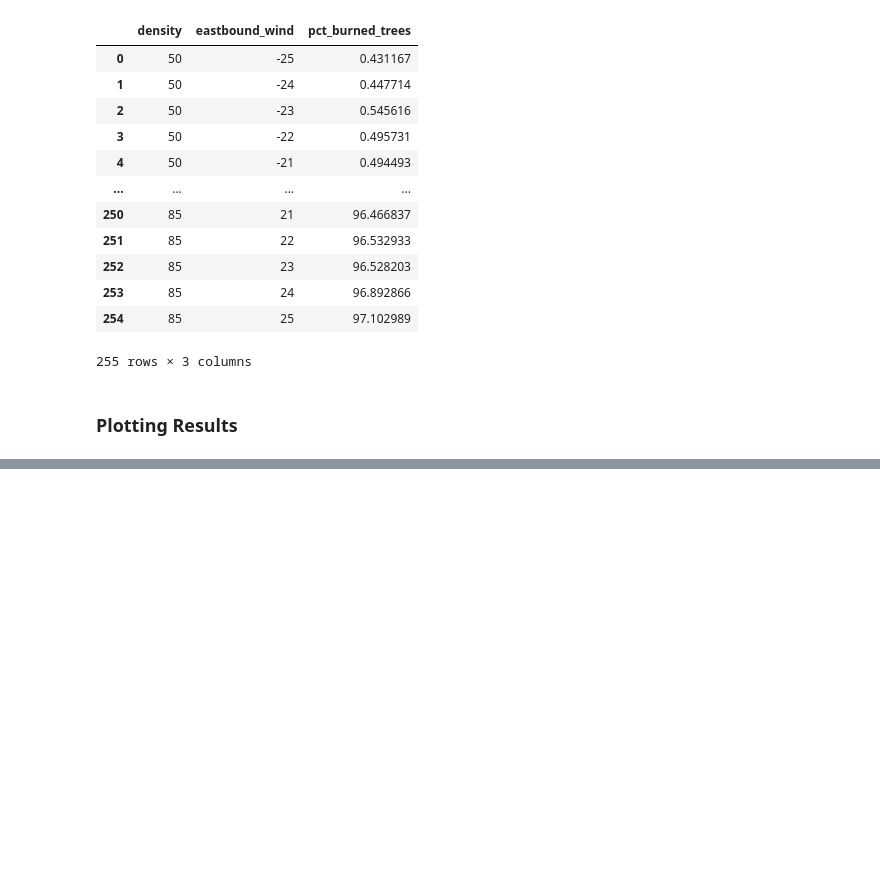
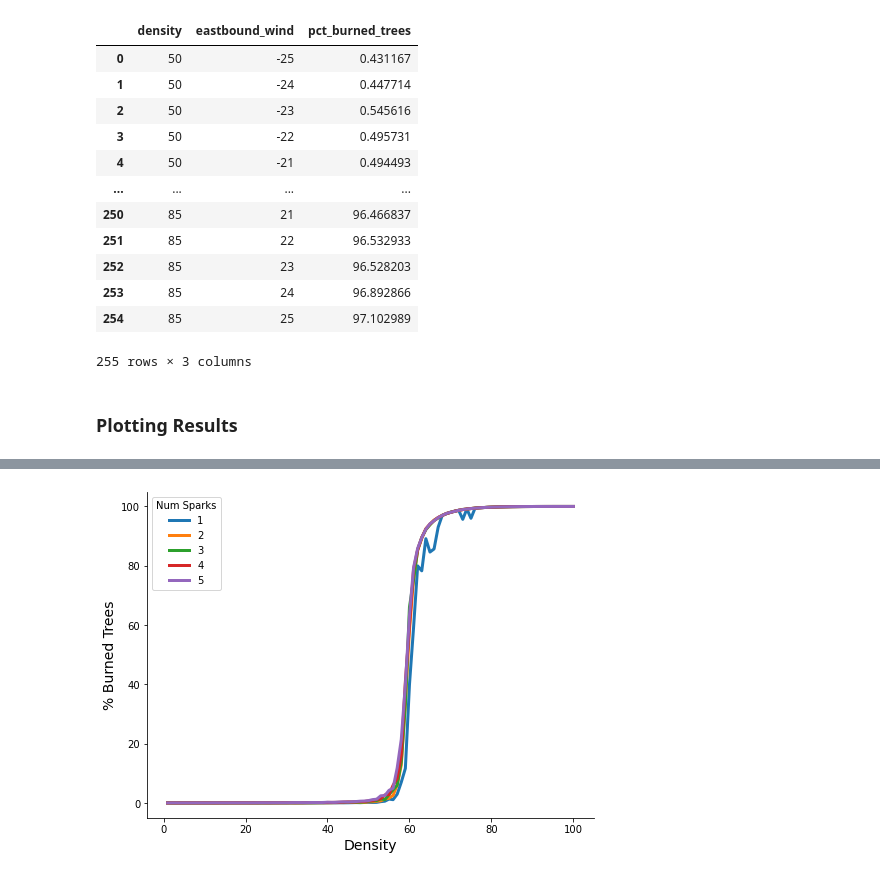
Before and after one commit to leolorenzoii/percolation_diffusion, a Jupyter notebook: notebooks/03_Fire_Model_Extensions.ipynb, the cells around one changed output, grey strips where cells are left out. Drawn from its saved outputs; the diff is of its cells as text; code cells hidden in the pictures; blank space fills up the shorter version.

```diff
--- a/notebooks/03_Fire_Model_Extensions.ipynb
+++ b/notebooks/03_Fire_Model_Extensions.ipynb
@@ -162,0 +169,32 @@ fig.suptitle("Wind Speed vs Density", fontsize=16, weight='bold');
+# %%
+# Set results path and column names
+sparks_path = '../results/num-sparks.csv'
+col_names = ['run_number', 'eastbound_wind', 'density', 'northbound_wind',
+             'moore', 'num_sparks', 'probability_transmission', 'step',
+             'pct_burned_trees']
+
+# Read csv then change column names
+sparks_results = pd.read_csv(sparks_path, skiprows=6)
+sparks_results.columns = col_names
+# %%
+# Get percolation and burned_tree results
+sparks_results = (sparks_results
+                  .groupby(['run_number', 'num_sparks', 'density'],
+                           as_index=False)
+                  .pct_burned_trees.max()
+                  .groupby(['num_sparks', 'density']).pct_burned_trees.mean()
+                  .to_frame().reset_index())
+# %%
+fig, ax = plt.subplots(1, 1, figsize=(8, 6))
+
+for num_spark in sparks_results.num_sparks.unique():
+    sparks_results[sparks_results.num_sparks == num_spark].plot(
+        x='density', y='pct_burned_trees', label=f'{num_spark}',
+        ax=ax)
+l = ax.legend()
+l.set_title("Num Sparks")
+
+ax.set_xlabel("Density")
+ax.set_ylabel("% Burned Trees");
+# %% [output]
+[figure, added]
```
Also changed, not shown: parts of 5 cells of this notebook.
